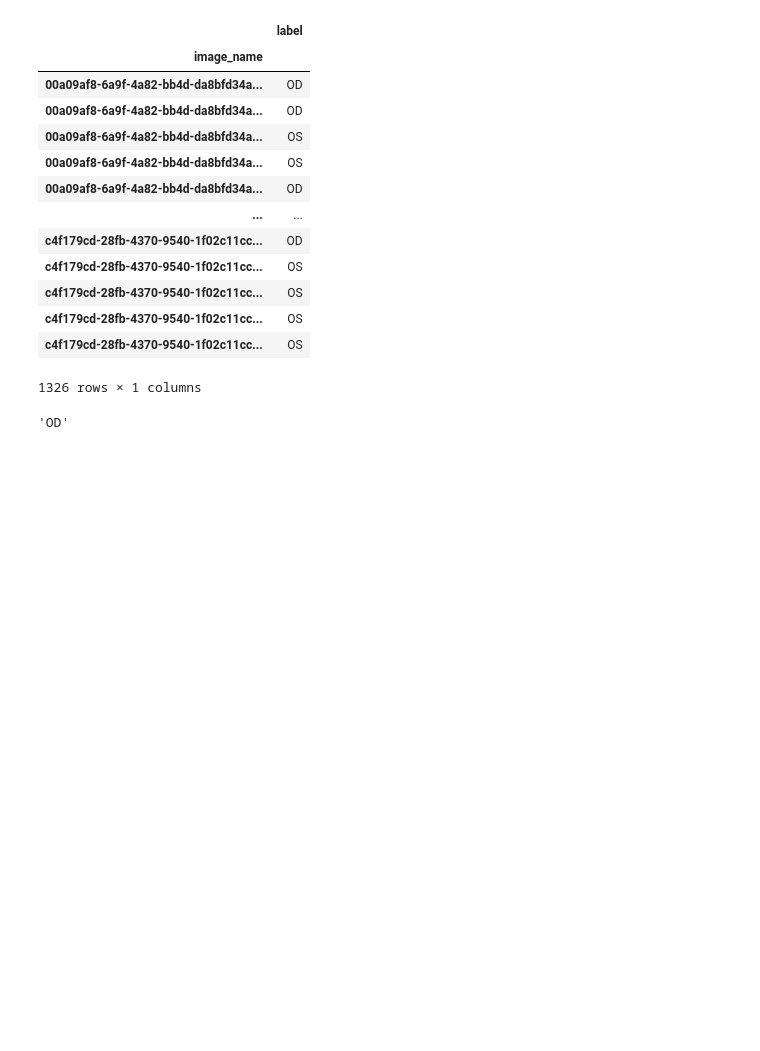
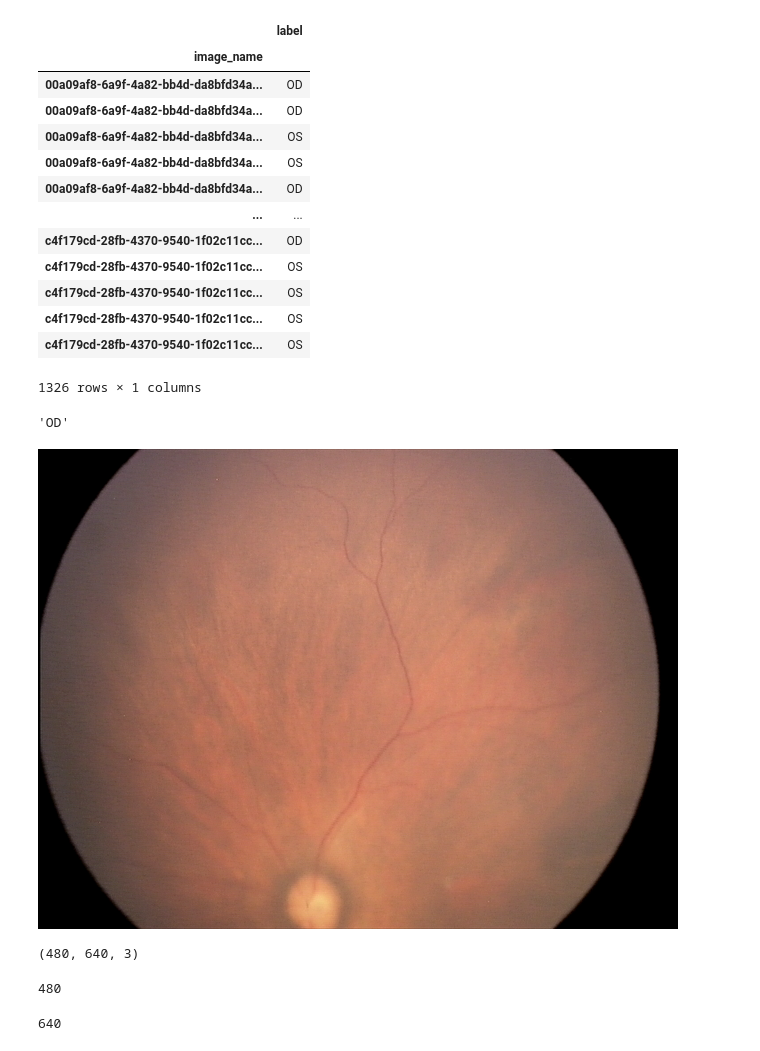
Before and after one commit to mujahid14916/Vessel-Segmentation, a Jupyter notebook: EyeClassification/Data PreProssing.ipynb, the cells around one changed output. Saved outputs shown, nothing was run; the diff lists cells and outputs as text; code cells hidden in the pictures; blank space fills up the shorter version.

```diff
--- a/EyeClassification/Data PreProssing.ipynb
+++ b/EyeClassification/Data PreProssing.ipynb
@@ -72,0 +76,6 @@ for image_path in images_path:
+# %%
+img = tf.keras.preprocessing.image.load_img('predicted/OD/002c3a79-0a57-4053-bce5-022a3448f761_11.png')
+# %%
+img
+# %% [output]
+[figure, added]
@@ -72,0 +84,4 @@ for image_path in images_path:
+# %%
+img.shape
+# %% [output]
+(480, 640, 3)
@@ -72,0 +90,8 @@ for image_path in images_path:
+# %%
+h
+# %% [output]
+480
+# %%
+w
+# %% [output]
+640
```
Also changed, not shown: parts of 32 cells of this notebook, 13 other files.
